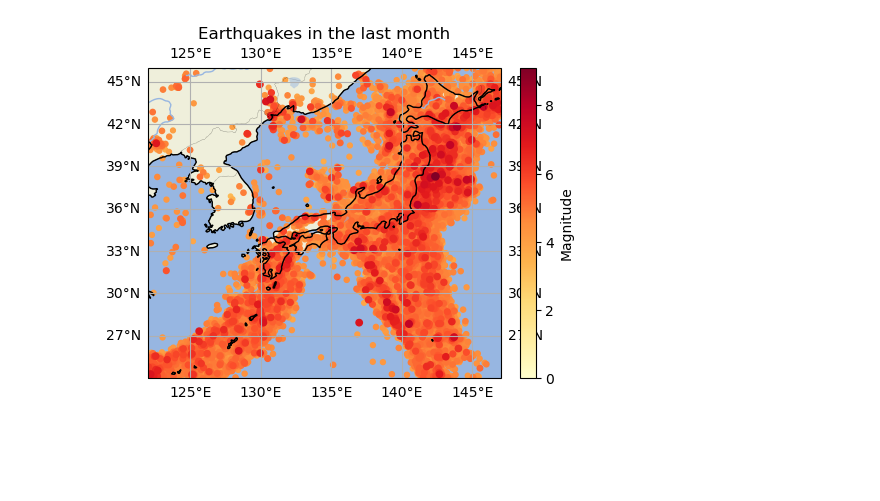
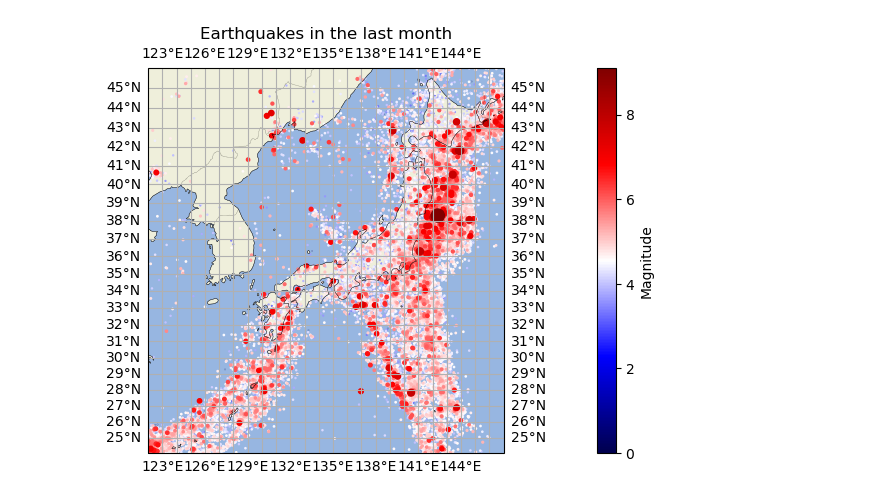
Before and after one commit to TheTrueSquirrel/thesis_spring_2023, a Jupyter notebook: sketch2.ipynb, the cells around one changed output. Saved outputs shown, nothing was run; the diff lists cells and outputs as text; code cells hidden in the pictures; blank space fills up the shorter version.

```diff
--- a/sketch2.ipynb
+++ b/sketch2.ipynb
@@ -64,47 +64,51 @@ import cartopy.crs as crs
 import cartopy
 import matplotlib.pyplot as plt
 import pandas as pd
+import numpy as np
+import matplotlib.ticker as mticker
 
 df = df.sort_values('Magnitude')
 # Create a map using Cartopy to display earthquake data with magnitudes, longitude, and latitude
-fig = plt.figure(figsize=(5, 12))
-ax = fig.add_subplot(1, 1, 1, projection=crs.PlateCarree())
+fig = plt.figure(figsize=(8, 5))
+ax = fig.add_subplot(1, 1, 1, projection=crs.Mercator())
 ax.add_feature(cartopy.feature.LAND)
 ax.add_feature(cartopy.feature.OCEAN)
 ax.add_feature(cartopy.feature.COASTLINE,linewidth=0.3)
 ax.add_feature(cartopy.feature.BORDERS, linestyle=':',linewidth=0.3)
-ax.add_feature(cartopy.feature.LAKES, alpha=0.5)
-ax.add_feature(cartopy.feature.RIVERS)
 
 # Add gridlines
-ax.gridlines(draw_labels=True)
+lon = np.linspace(-180,180,361)
+lat = np.linspace(-90,90,181)
+
+gl = ax.gridlines(draw_labels=True)
+gl.xlocator = mticker.FixedLocator(lon)
+gl.ylocator = mticker.FixedLocator(lat)
 
 # Add coastlines
-ax.coastlines()
+ax.coastlines(color='black', linewidth=0.1)
 
 # Plot the earthquake data as scatter points
-sc = ax.scatter(df['Longitude'], df['Latitude'], c=df['Magnitude'], cmap='YlOrRd', s=df['Magnitude']*3, transform=crs.PlateCarree())
+sc = ax.scatter(df['Longitude'], df['Latitude'], c=df['Magnitude'], cmap="seismic", s=np.exp(df['Magnitude'])/100, transform=crs.PlateCarree())
 
 # Set the colorbar and its label
-cbar = fig.colorbar(sc, ax=ax, fraction=0.04, pad=0.05)
+cbar = fig.colorbar(sc, ax=ax, fraction=0.04, pad=0.15)
 cbar.set_label('Magnitude')
 
 # Set the plot title and axis labels
 ax.set_title('Earthquakes in the last month')
 ax.set_xlabel('Longitude')
 ax.set_ylabel('Latitude')
-
 # Set the bounds of the map to the minimum and maximum longitude and latitude values
 # Determine the minimum and maximum longitude and latitude values
 min_lon, max_lon = df['Longitude'].min(), df['Longitude'].max()
 min_lat, max_lat = df['Latitude'].min(), df['Latitude'].max()
-ax.set_extent([min_lon, max_lon, min_lat, max_lat], crs=ccrs.PlateCarree())
+ax.set_extent([min_lon, max_lon, min_lat, max_lat], crs=crs.PlateCarree())
 
 
 # Show the plot
 plt.show()
 # %% [output]
-[figure, old version]
+[figure, new version]
 # %%
 from mpl_toolkits.basemap import Basemap
 import numpy as np
```
